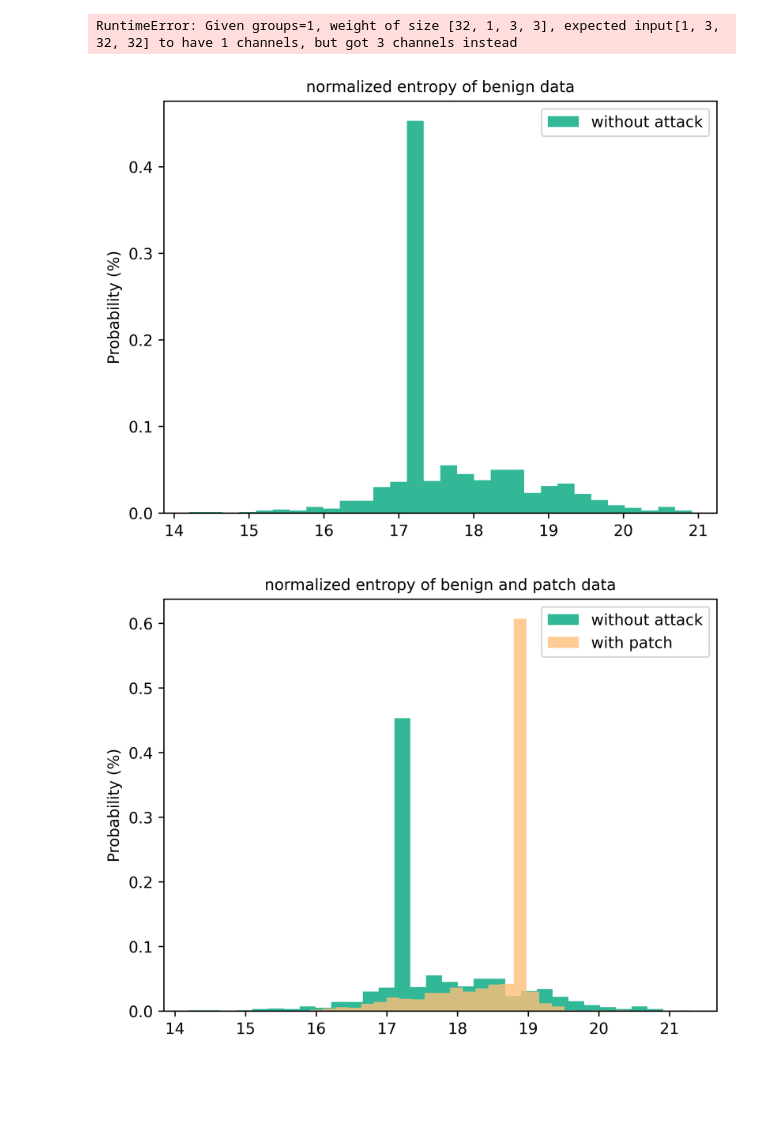
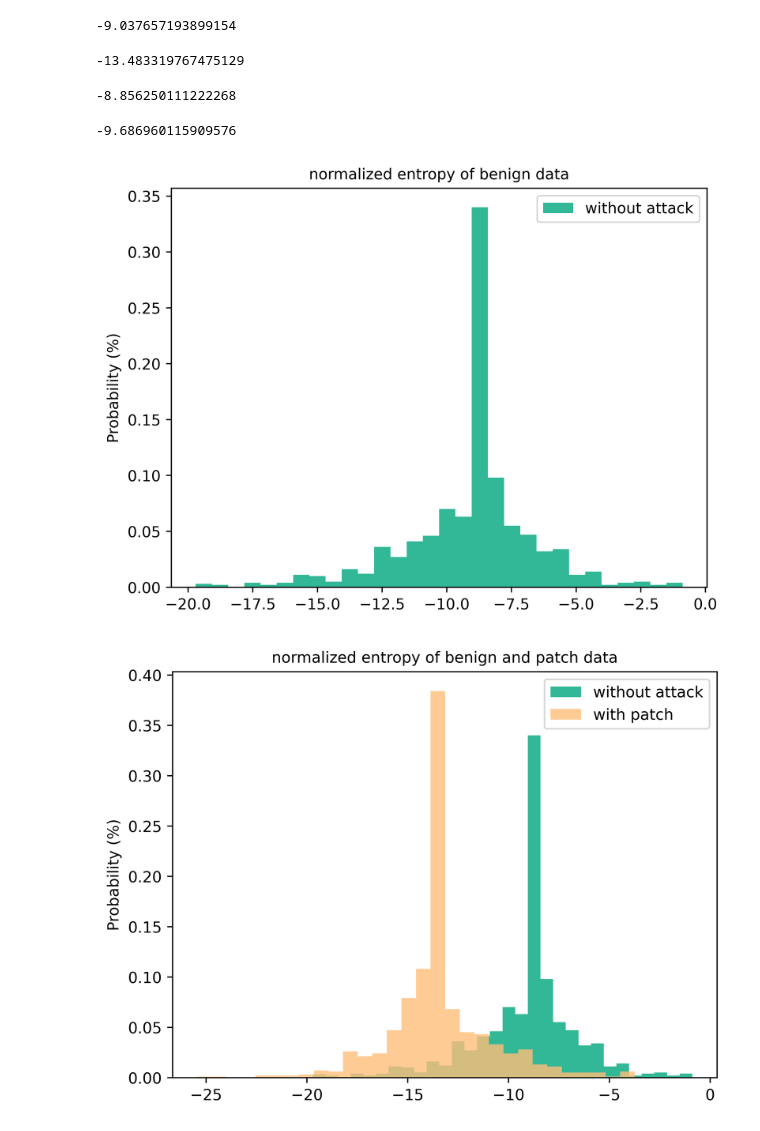
Before and after one commit to imomoe233/xwdaer_utils, a Jupyter notebook: STRIP_FMNIST_plot.ipynb, the cells around one changed output. Cells and saved outputs as stored; diff of their text form; code cells hidden in the pictures; blank space fills up the shorter version.

```diff
--- a/STRIP_FMNIST_plot.ipynb
+++ b/STRIP_FMNIST_plot.ipynb
@@ -83,13 +83,23 @@ def unpickle(file):
     return dict
 # %%
 # no attack model 的模型下 对于每个数据的预测结果的熵的分布
-params = torch.load("X:\Directory\code\Durable-Federated-Learning-Backdoor\SAVE_MODEL\Fmnist\预训练/emnist_resnet_Snorm_1_checkpoint_model_epoch_1999.pth")
+params = torch.load("F:\SAVE_MODEL\Fashion-MNIST预训练/cifar10_resnet_Snorm_1_checkpoint_model_epoch_2000.pth")
 
 
-file_benign = 'X:\Directory\code\dataset\Fashion-MNIST\\benign-3D/test'
-file_attack = 'X:\Directory\code\dataset\Fashion-MNIST\patch-3D/test'
-file_attack_poison = 'X:\Directory\code\dataset\Fashion-MNIST\Spoison-3D/test'
+# U盘
+file_benign = 'F:\datasets\FMNIST\\benign-3D/train'
+file_attack = 'F:\datasets\FMNIST\patch-3D/train'
+file_attack_poison = 'F:\datasets\FMNIST\Spoison-3D/train'
+file_attack_DBA = 'F:\datasets\FMNIST\DBA-3D/test'
+"""
+# 自己电脑
+file_benign = 'X:\Directory\code\dataset\Fashion-MNIST\\benign-3D/train'
+file_attack = 'X:\Directory\code\dataset\Fashion-MNIST\patch-3D/train'
+file_attack_poison = 'X:\Directory\code\dataset\Fashion-MNIST\Spoison-3D/train'
 file_attack_DBA = 'X:\Directory\code\dataset\Fashion-MNIST\DBA-3D/test'
+"""
+
+
 dict = unpickle(file_benign)
 model = ResNet34(num_classes=10)
 model.cuda()
@@ -121,7 +131,7 @@ for k in range (0, 100):
     img32 = cv.cvtColor(np.array(img32), cv.COLOR_RGB2BGR)
 
     for i in range(10):
-        num_random = random.randint(1,3333)
+        num_random = random.randint(1,6333)
         image_trigger = np.reshape(dict[i+num_random], (3, 32, 32))
         r = image_trigger[0, :, :]
         g = image_trigger[1, :, :]
@@ -134,6 +144,10 @@ for k in range (0, 100):
 
         torch_img = transforms.Compose([transforms.Resize((32, 32)), transforms.ToTensor()])(img32Ptrigger).cuda()
         normed_img = transforms.Normalize([0.4914, 0.4822, 0.4465], [0.2023, 0.1994, 0.2010])(torch_img)#[None]
+        normed_img = normed_img.unsqueeze(0)
+
+        # normed_img = normed_img.cpu()
+        # normed_img = np.transpose(normed_img, (0,3,1,2))
         output = model(normed_img).cpu().detach()
         # print(output)
         EntropySum_benign[k * 10 + i] = -np.nansum(output*np.log2(output))
@@ -148,6 +162,8 @@ print(sum/100/10)
 
 # 100张 benign + 10次混合其他图片 在patch下信息熵均值为 8.130794444084168
 # 100张 patch + 10次混合其他图片 在patch下信息熵均值为 7.389559324502945
+
+dict = unpickle(file_attack)
 fo = f'{file_attack}_label'
 label = read_label(fo).tolist()
 
@@ -180,7 +196,7 @@ for k in range (0, 100):
         img32Ptrigger = PIL.Image.fromarray(img32Ptrigger)
 
         torch_img = transforms.Compose([transforms.Resize((32, 32)), transforms.ToTensor()])(img32Ptrigger).cuda()
-        normed_img = transforms.Normalize([0.4914, 0.4822, 0.4465], [0.2023, 0.1994, 0.2010])(torch_img)[None]
+        normed_img = transforms.Normalize([0.4914, 0.4822, 0.4465], [0.2023, 0.1994, 0.2010])(torch_img)#[None]         normed_img = normed_img.unsqueeze(0)
         output = model(normed_img).cpu().detach()
         # print(output)
         EntropySum_attack[k * 10 + i] = -np.nansum(output*np.log2(output))
@@ -189,6 +205,8 @@ for k in range (0, 100):
         sum = sum + EntropySum_attack[k * 10 + i]
 print(sum/100/10)
 
+
+dict = unpickle(file_attack_poison)
 fo = f'{file_attack_poison}_label'
 label = read_label(fo).tolist()
 
@@ -221,7 +239,7 @@ for k in range (0, 100):
         img32Ptrigger = PIL.Image.fromarray(img32Ptrigger)
 
         torch_img = transforms.Compose([transforms.Resize((32, 32)), transforms.ToTensor()])(img32Ptrigger).cuda()
-        normed_img = transforms.Normalize([0.4914, 0.4822, 0.4465], [0.2023, 0.1994, 0.2010])(torch_img)[None]
+        normed_img = transforms.Normalize([0.4914, 0.4822, 0.4465], [0.2023, 0.1994, 0.2010])(torch_img)#[None]         normed_img = normed_img.unsqueeze(0)
         output = model(normed_img).cpu().detach()
         # print(output)
         EntropySum_attack_poison[k * 10 + i] = -np.nansum(output*np.log2(output))
@@ -230,6 +248,8 @@ for k in range (0, 100):
         sum = sum + EntropySum_attack_poison[k * 10 + i]
 print(sum/100/10)
 
+
+dict = unpickle(file_attack_DBA)
 fo = f'{file_attack_DBA}_label'
 label = read_label(fo).tolist()
 
@@ -251,7 +271,7 @@ for k in range (0, 100):
     img32 = cv.cvtColor(np.array(img32), cv.COLOR_RGB2BGR)
 
     for i in range(10):
-        num_random = random.randint(1,3333)
+        num_random = random.randint(1,6333)
         image_trigger = np.reshape(dict[i+num_random], (3, 32, 32))
         r = image_trigger[0, :, :]
         g = image_trigger[1, :, :]
@@ -263,7 +283,7 @@ for k in range (0, 100):
         img32Ptrigger = PIL.Image.fromarray(img32Ptrigger)
 
         torch_img = transforms.Compose([transforms.Resize((32, 32)), transforms.ToTensor()])(img32Ptrigger).cuda()
-        normed_img = transforms.Normalize([0.4914, 0.4822, 0.4465], [0.2023, 0.1994, 0.2010])(torch_img)[None]
+        normed_img = transforms.Normalize([0.4914, 0.4822, 0.4465], [0.2023, 0.1994, 0.2010])(torch_img)#[None]         normed_img = normed_img.unsqueeze(0)
         output = model(normed_img).cpu().detach()
         # print(output)
         EntropySum_attack_DBA[k * 10 + i] = -np.nansum(output*np.log2(output))
@@ -272,7 +292,10 @@ for k in range (0, 100):
         sum = sum + EntropySum_attack_DBA[k * 10 + i]
 print(sum/100/10)
 # %% [output]
-RuntimeError: Given groups=1, weight of size [32, 1, 3, 3], expected input[1, 3, 32, 32] to have 1 channels, but got 3 channels instead
+-9.037657193899154
+-13.483319767475129
+-8.856250111222268
+-9.686960115909576
 # %%
 bins = 30
 dpi = 600
@@ -296,7 +319,7 @@ png1 = io.BytesIO()
 plt.savefig(png1, format="png", dpi=600, pad_inches = .1, bbox_inches = 'tight')
 png2 = Image.open(png1)
 # Save as TIFF
-png2.save("X:\Directory\code\exp_org_pic\cifar100/benign-benign.tiff")
+png2.save("F:\exp_org_pic\FMNIST/benign-benign.tiff")
 png1.close()
 
 plt.figure(dpi=dpi)
@@ -312,7 +335,7 @@ png1 = io.BytesIO()
 plt.savefig(png1, format="png", dpi=600, pad_inches = .1, bbox_inches = 'tight')
 png2 = Image.open(png1)
 # Save as TIFF
-png2.save("X:\Directory\code\exp_org_pic\cifar100/benign-benign2patch.tiff")
+png2.save("F:\exp_org_pic\FMNIST/benign-benign2patch.tiff")
 png1.close()
 
 plt.figure(dpi=dpi)
@@ -322,34 +345,34 @@ plt.hist(EntropySum_attack_poison, bins, weights=np.ones(len(EntropySum_attack_p
 plt.legend(loc='upper right', fontsize = 10)
 plt.ylabel('Probability (%)', fontsize = 10)
 plt.title('normalized entropy of benign and poison data', fontsize = 10)
 plt.tick_params(labelsize=10)
 fig1 = plt.gcf()
 png1 = io.BytesIO()
 plt.savefig(png1, format="png", dpi=600, pad_inches = .1, bbox_inches = 'tight')
 png2 = Image.open(png1)
 # Save as TIFF
-png2.save("X:\Directory\code\exp_org_pic\cifar100/benign-benign2poison.tiff")
+png2.save("F:\exp_org_pic\FMNIST/benign-benign2poison.tiff")
 png1.close()
 
 plt.figure(dpi=dpi)
 plt.hist(EntropySum_benign, bins, weights=np.ones(len(EntropySum_benign)) / len(EntropySum_benign), color = color_benign, alpha=alpha_b, label='without attack')
 plt.hist(EntropySum_attack_DBA, bins, weights=np.ones(len(EntropySum_attack_DBA)) / len(EntropySum_attack_DBA), color = color_DBA, alpha=alpha, label='with DBA')
 # plt.hist(entropy_trojan, bins, weights=np.ones(len(entropy_trojan)) / len(entropy_trojan), alpha=1, label='with trojan')
 plt.legend(loc='upper right', fontsize = 10)
 plt.ylabel('Probability (%)', fontsize = 10)
 plt.title('normalized entropy of benign and DBA data', fontsize = 10)
 plt.tick_params(labelsize=10)
 fig1 = plt.gcf()
 png1 = io.BytesIO()
 plt.savefig(png1, format="png", dpi=600, pad_inches = .1, bbox_inches = 'tight')
 png2 = Image.open(png1)
 # Save as TIFF
-png2.save("X:\Directory\code\exp_org_pic\cifar100/benign-benign2DBA.tiff")
+png2.save("F:\exp_org_pic\FMNIST/benign-benign2DBA.tiff")
 png1.close()
 plt.show()
 
 # org && org+trigger 的熵 对比，poison差别不大，patch趋势差别很大，
 # no attack 和 poison 和 patch在benign数据下的熵的对比
 # %% [output]
-[figure, old version]
+[figure, new version]
-[figure, old version]
+[figure, new version]
```
Also changed, not shown: parts of 9 cells of this notebook, 5 other files.
